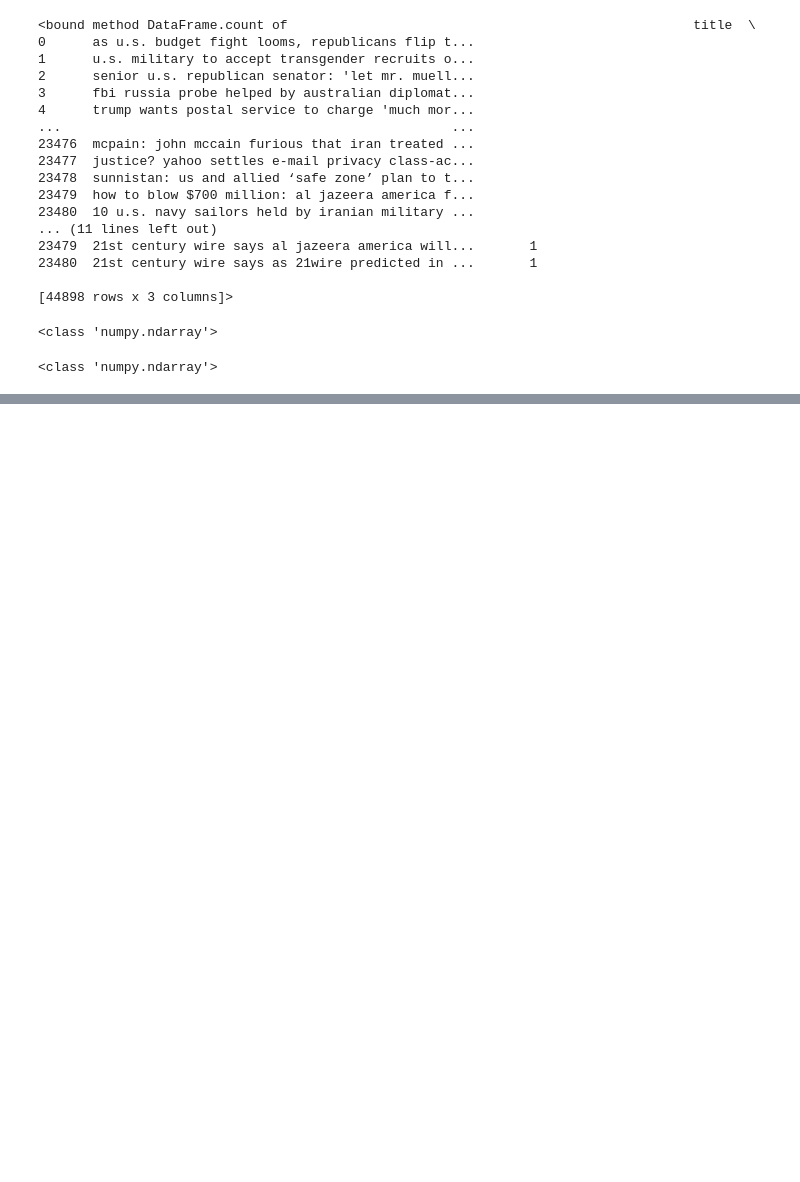
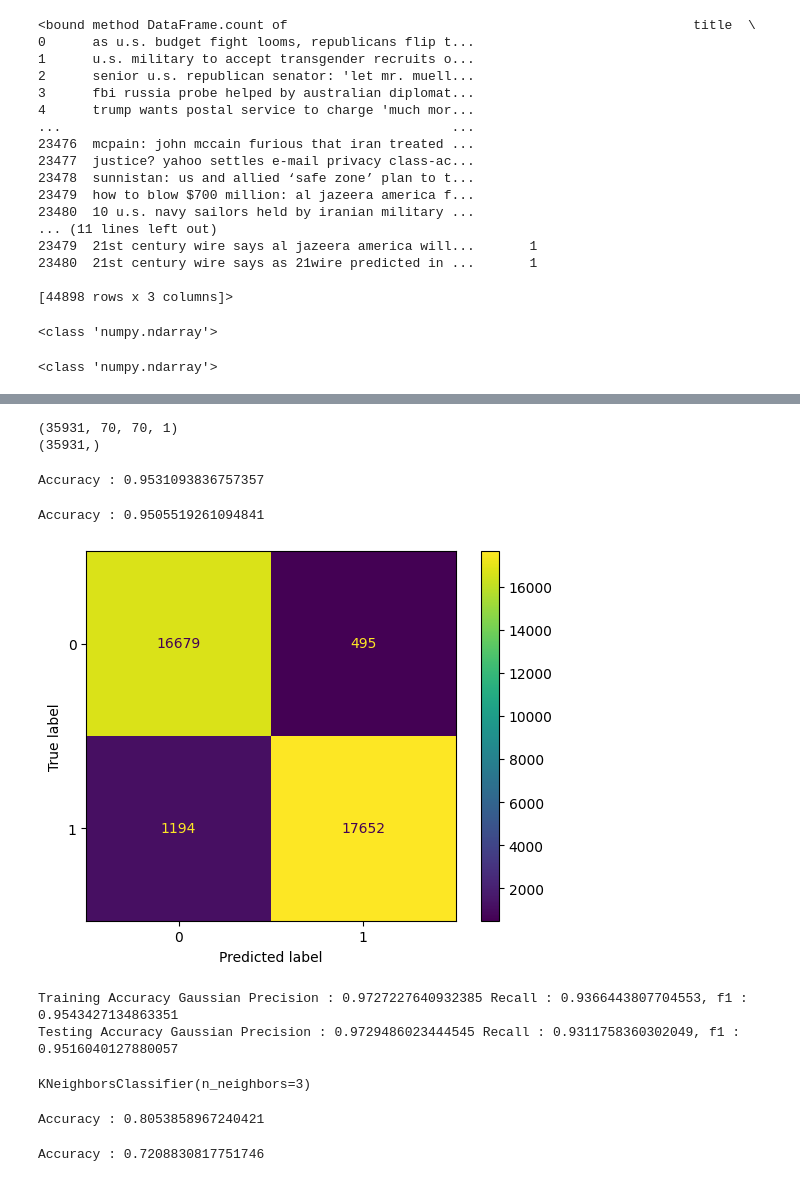
Before and after one commit to rroy80/fakenews, a Jupyter notebook: project.ipynb, the cells around one changed output, grey strips where cells are left out. Saved outputs shown, nothing was run; the diff lists cells and outputs as text; code cells hidden in the pictures; blank space fills up the shorter version.

```diff
--- a/project.ipynb
+++ b/project.ipynb
@@ -302,0 +334,9 @@ Testing F1 : 0.7232578147404647
+# %%
+x_train_array = x_train.toarray().reshape(-1,70, 70,1)
+print(x_train_array.shape)
+x_test_array = x_test.toarray().reshape(-1,70, 70,1)
+y_train
+print(y_train.shape)
+# %% [output]
+(35931, 70, 70, 1)
+(35931,)
@@ -302,0 +356,14 @@ Testing F1 : 0.7232578147404647
+# %%
+from sklearn.naive_bayes import GaussianNB
+clf = GaussianNB()
+clf.fit(x_train_array_1, y_train)
+predict_gaussian = clf.predict(x_train_array_1)
+# %%
+count = 0
+for i in range(len(y_train)):
+    if y_train[i] == predict_gaussian[i]:
+        count+=1
+k = count/len(y_train)
+print(f'Accuracy : {k}')
+# %% [output]
+Accuracy : 0.9531093836757357
@@ -302,0 +373,34 @@ Testing F1 : 0.7232578147404647
+# %%
+count = 0
+for i in range(len(y_test)):
+    if y_test[i] == predict_gaussian_test[i]:
+        count+=1
+k = count/len(y_test)
+print(f'Accuracy : {k}')
+# %% [output]
+Accuracy : 0.9505519261094841
+# %%
+cm=confusion_matrix(y_train, predict_gaussian)
+disp = ConfusionMatrixDisplay(confusion_matrix=cm,
+                               display_labels=clf.classes_)
+disp.plot()
+plt.show()
+# %% [output]
+[figure, added]
+# %%
+precision,recall,f1 = accuracy_score(y_train, predict_gaussian)
+
+print(f'Training Accuracy Gaussian Precision : {precision} Recall : {recall}, f1 : {f1}')
+
+precision,recall,f1 = accuracy_score(y_test, predict_gaussian_test)
+
+print(f'Testing Accuracy Gaussian Precision : {precision} Recall : {recall}, f1 : {f1}')
+# %% [output]
+Training Accuracy Gaussian Precision : 0.9727227640932385 Recall : 0.9366443807704553, f1 : 0.9543427134863351
+Testing Accuracy Gaussian Precision : 0.9729486023444545 Recall : 0.9311758360302049, f1 : 0.9516040127880057
+# %%
+from sklearn.neighbors import KNeighborsClassifier
+neigh = KNeighborsClassifier(n_neighbors=3)
+neigh.fit(x_train_array_1, y_train)
+# %% [output]
+KNeighborsClassifier(n_neighbors=3)
@@ -302,0 +409,9 @@ Testing F1 : 0.7232578147404647
+# %%
+count = 0
+for i in range(len(y_train)):
+    if y_train[i] == predict_neigh_train[i]:
+        count+=1
+k = count/len(y_train)
+print(f'Accuracy : {k}')
+# %% [output]
+Accuracy : 0.8053858967240421
@@ -302,0 +420,9 @@ Testing F1 : 0.7232578147404647
+# %%
+count = 0
+for i in range(len(y_test)):
+    if y_test[i] == predict_neigh_test[i]:
+        count+=1
+k = count/len(y_test)
+print(f'Accuracy : {k}')
+# %% [output]
+Accuracy : 0.7208830817751746
```
Also changed, not shown: parts of 44 cells of this notebook.
